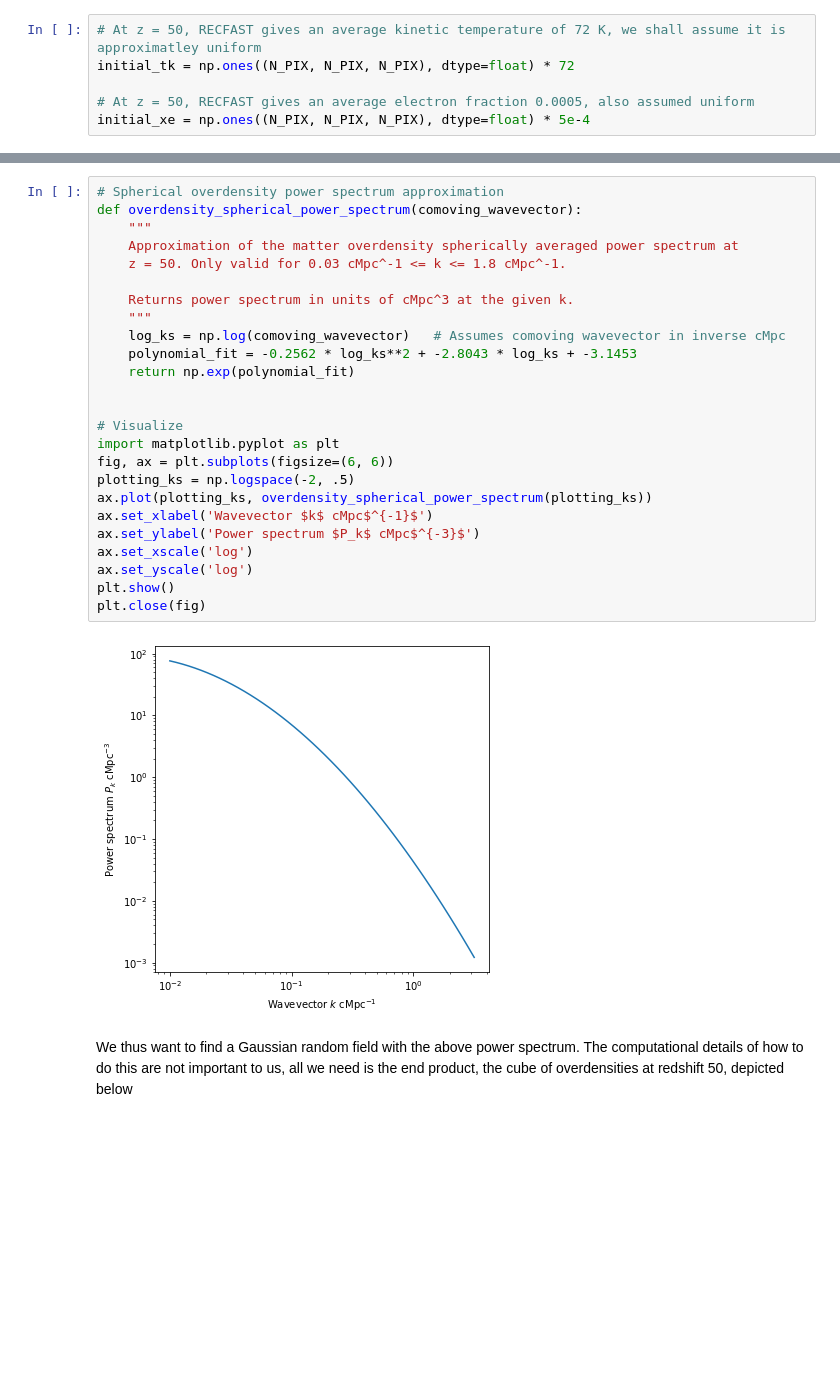
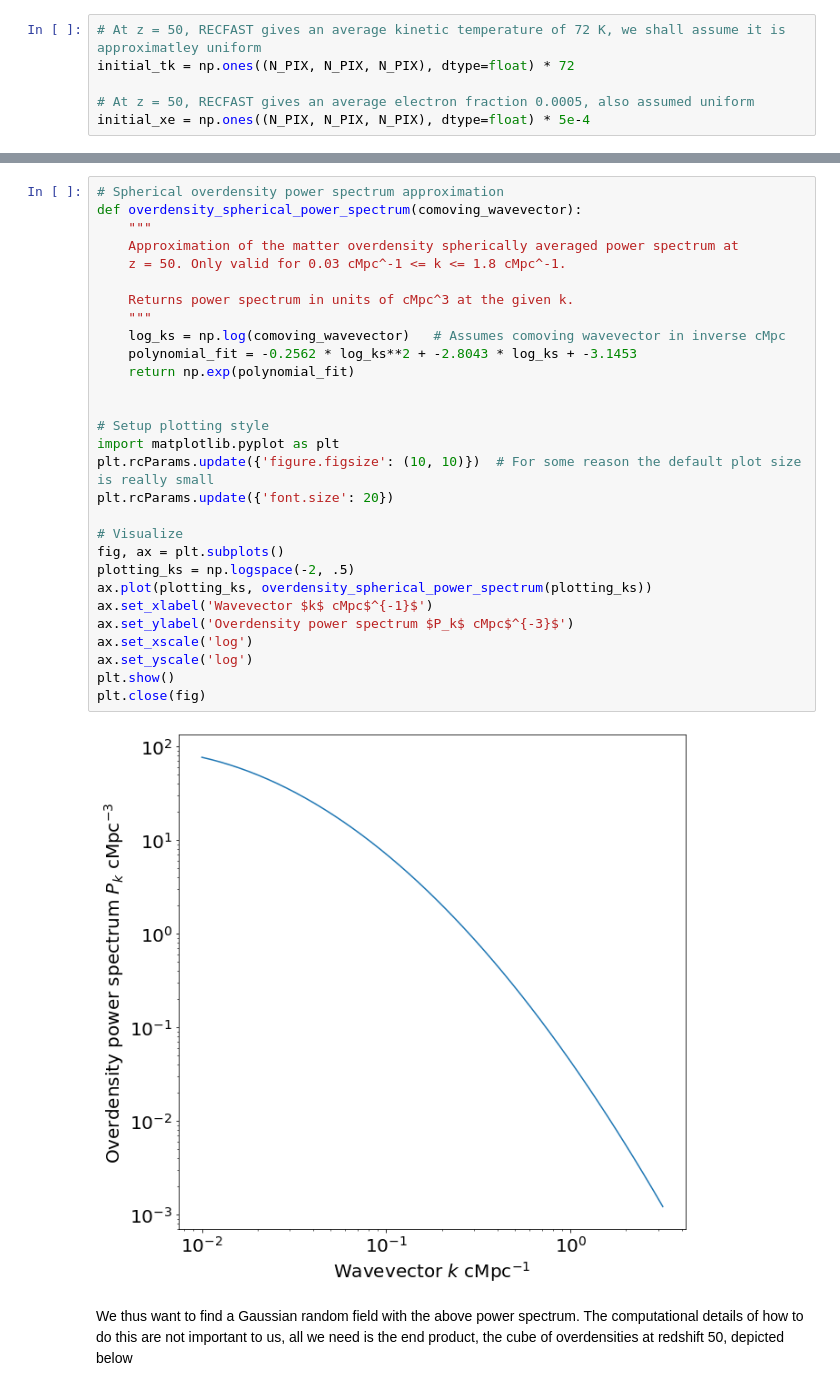
Before and after one commit to ThomasGesseyJones/DARA_21cm_Signal_Simulation, a Jupyter notebook: DARA_21cm_Signal_Simulation.ipynb, the cells around one changed output, grey strips where cells are left out. Drawn from its saved outputs; the diff is of its cells as text; blank space fills up the shorter version.

```diff
--- a/DARA_21cm_Signal_Simulation.ipynb
+++ b/DARA_21cm_Signal_Simulation.ipynb
@@ -100,30 +100,34 @@ that power spectrum for quicker evaluation
 # %%
 # Spherical overdensity power spectrum approximation
 def overdensity_spherical_power_spectrum(comoving_wavevector):
     """
     Approximation of the matter overdensity spherically averaged power spectrum at
     z = 50. Only valid for 0.03 cMpc^-1 <= k <= 1.8 cMpc^-1.
 
     Returns power spectrum in units of cMpc^3 at the given k.
     """
     log_ks = np.log(comoving_wavevector)   # Assumes comoving wavevector in inverse cMpc
     polynomial_fit = -0.2562 * log_ks**2 + -2.8043 * log_ks + -3.1453
     return np.exp(polynomial_fit)
 
 
+# Setup plotting style
+import matplotlib.pyplot as plt
+plt.rcParams.update({'figure.figsize': (10, 10)})  # For some reason the default plot size is really small
+plt.rcParams.update({'font.size': 20})
+
 # Visualize
-import matplotlib.pyplot as plt
-fig, ax = plt.subplots(figsize=(6, 6))
+fig, ax = plt.subplots()
 plotting_ks = np.logspace(-2, .5)
 ax.plot(plotting_ks, overdensity_spherical_power_spectrum(plotting_ks))
 ax.set_xlabel('Wavevector $k$ cMpc$^{-1}$')
-ax.set_ylabel('Power spectrum $P_k$ cMpc$^{-3}$')
+ax.set_ylabel('Overdensity power spectrum $P_k$ cMpc$^{-3}$')
 ax.set_xscale('log')
 ax.set_yscale('log')
 plt.show()
 plt.close(fig)
 # %% [output]
-[figure, old version]
+[figure, new version]
 # %% [markdown]
 We thus want to find a Gaussian random field with the above power spectrum. The computational details of how to do this are not important to us, all we need is the end product, the cube of overdensities at redshift 50, depicted below
 # %%
```
Also changed, not shown: parts of 20 cells of this notebook, 1 other file.
